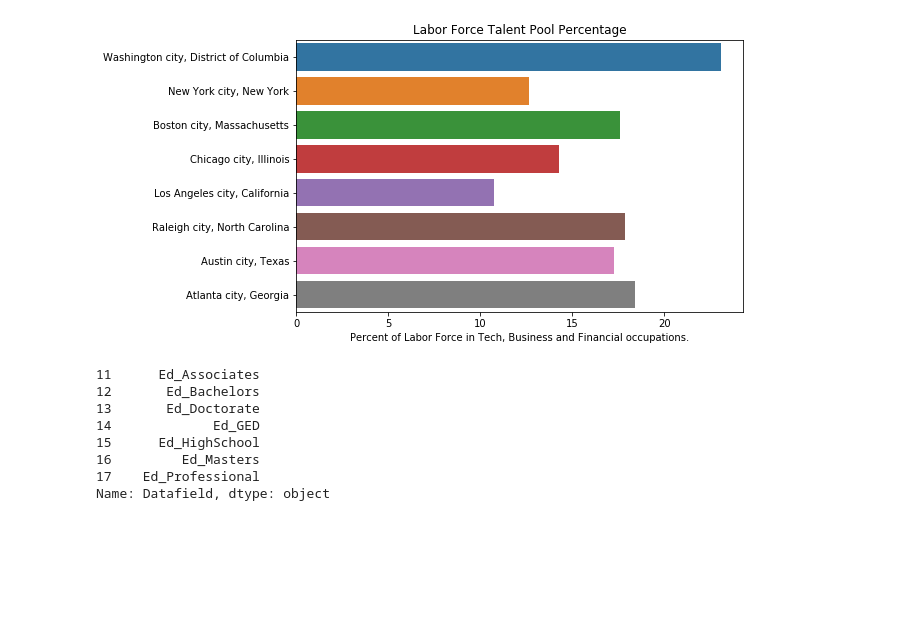
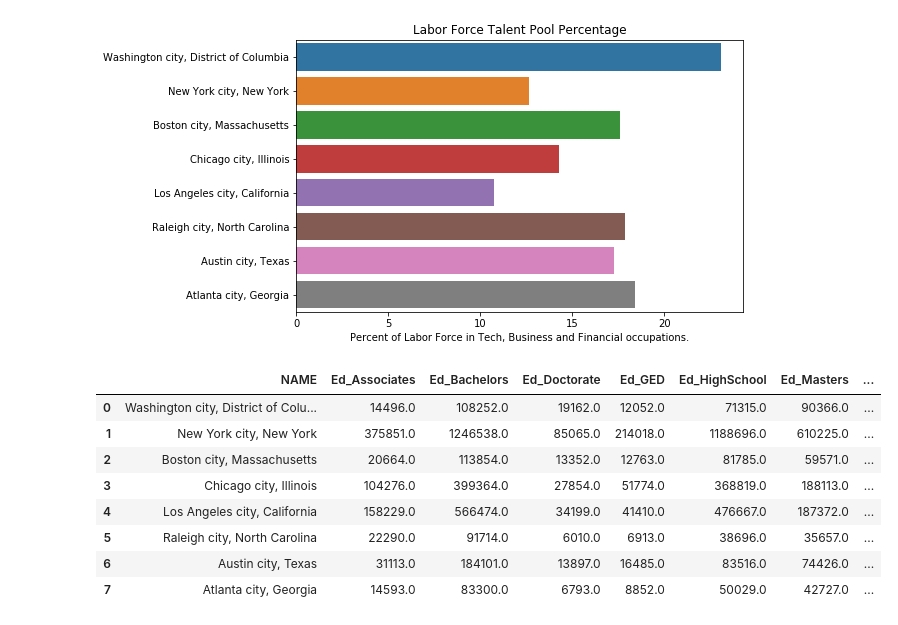
Before and after one commit to indranik/BC_Project1, a Jupyter notebook: Indu_Demographics.ipynb, the cells around one changed output. Cells and saved outputs as stored; diff of their text form; code cells hidden in the pictures; blank space fills up the shorter version.

```diff
--- a/Indu_Demographics.ipynb
+++ b/Indu_Demographics.ipynb
@@ -122,34 +123,36 @@ plt.show()
 # %%
 #Educational Attainment Statistics
 
 
 #Get the fields for Labor Force
 EducationalAttainmentFields = CensusFieldsMapDF.loc[CensusFieldsMapDF['Category'] == 'Educational Attainment',["Datafield"]]
 EducationalAttainmentFields.head(10)
 
 #laborForceFieldsCols =
 
 dictEducationFields = EducationalAttainmentFields.set_index('Datafield').to_dict()
 EducationalAttainmentFields = EducationalAttainmentFields['Datafield']
 dictEDFields = ['NAME']
 for value in EducationalAttainmentFields.values:
     dictEDFields.append(value)
 
 
 laborEDDF= censusDF.loc[:,dictEDFields]
 
-#laborForceDF['Emp_Tech'] = laborForceDF['Emp_Comp_Math_Female']+laborForceDF['Emp_Mgment_Occp_Female']+laborForceDF['Emp_Comp_Math_Male']+laborForceDF['Emp_Mgment_Occp_Male']
+laborEDDF['Ed_Total'] =laborEDDF['Ed_Associates']+laborEDDF['Ed_Bachelors']+laborEDDF['Ed_Doctorate']+laborEDDF['Ed_GED']+laborEDDF['Ed_HighSchool']+laborEDDF['Ed_Masters']+laborEDDF['Ed_Professional']
+laborEDDF['Ed_Total_Bachelors_or_Higher'] = laborEDDF['Ed_Bachelors']+laborEDDF['Ed_Doctorate']+laborEDDF['Ed_Masters']+laborEDDF['Ed_Professional']
 
-#laborForceDF['Emp_Tech_Per']=(laborForceDF['Emp_Tech']/laborForceDF['Emp_Total'])*100
-#laborForceDF = laborForceDF[['NAME','Emp_Total','Emp_Tech','Emp_Tech_Per']]
-#laborEDDF.head(10)
+laborEDDF['Ed_Per']=(laborForceDF['Ed_Total_Bachelors_or_Higher']/laborForceDF['Ed_Total'])*100
+
 EducationalAttainmentFields.head(10)
+laborEDDF.head(10)
 # %% [output]
-11      Ed_Associates
-12       Ed_Bachelors
-13       Ed_Doctorate
-14             Ed_GED
-15      Ed_HighSchool
-16         Ed_Masters
-17    Ed_Professional
-Name: Datafield, dtype: object
+|  | NAME | Ed_Associates | Ed_Bachelors | Ed_Doctorate | Ed_GED | Ed_HighSchool | Ed_Masters | ... |
+| 0 | Washington city, District of Colu... | 14496.0 | 108252.0 | 19162.0 | 12052.0 | 71315.0 | 90366.0 | ... |
+| 1 | New York city, New York | 375851.0 | 1246538.0 | 85065.0 | 214018.0 | 1188696.0 | 610225.0 | ... |
+| 2 | Boston city, Massachusetts | 20664.0 | 113854.0 | 13352.0 | 12763.0 | 81785.0 | 59571.0 | ... |
+| 3 | Chicago city, Illinois | 104276.0 | 399364.0 | 27854.0 | 51774.0 | 368819.0 | 188113.0 | ... |
+| 4 | Los Angeles city, California | 158229.0 | 566474.0 | 34199.0 | 41410.0 | 476667.0 | 187372.0 | ... |
+| 5 | Raleigh city, North Carolina | 22290.0 | 91714.0 | 6010.0 | 6913.0 | 38696.0 | 35657.0 | ... |
+| 6 | Austin city, Texas | 31113.0 | 184101.0 | 13897.0 | 16485.0 | 83516.0 | 74426.0 | ... |
+| 7 | Atlanta city, Georgia | 14593.0 | 83300.0 | 6793.0 | 8852.0 | 50029.0 | 42727.0 | ... |
```
Also changed, not shown: parts of 2 cells of this notebook.
